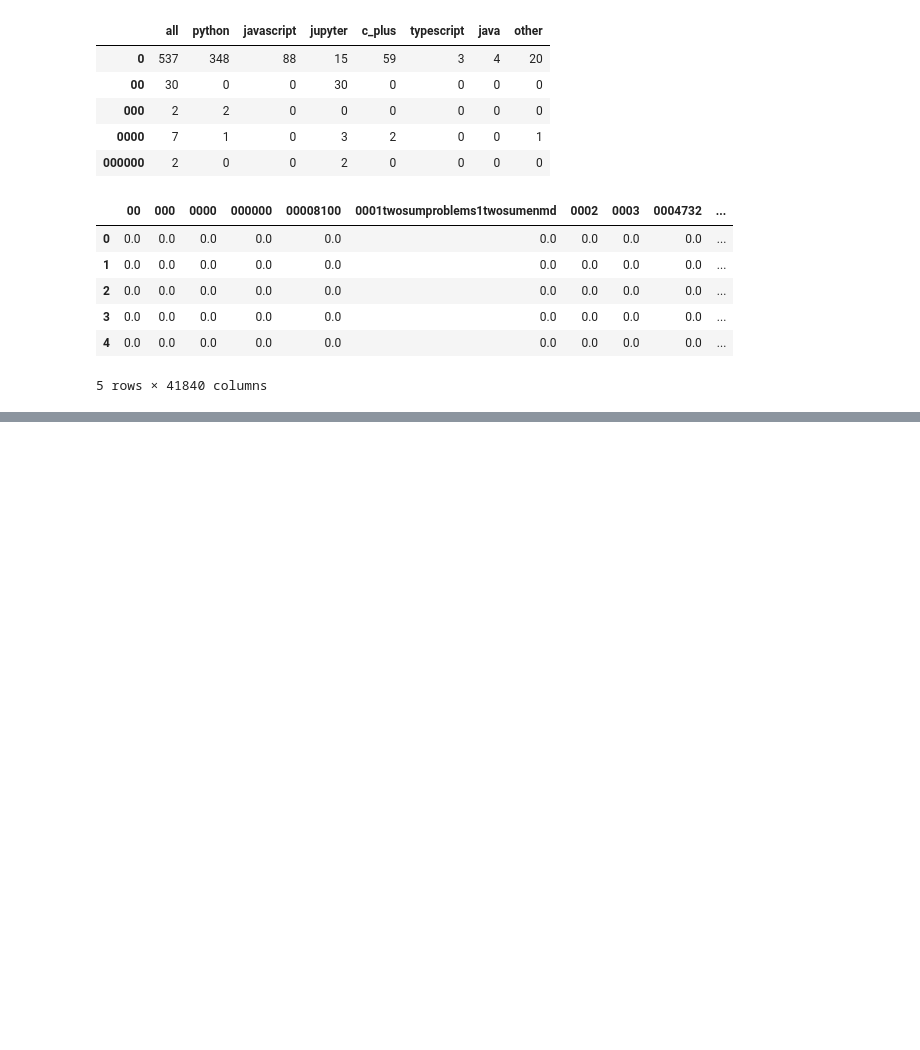
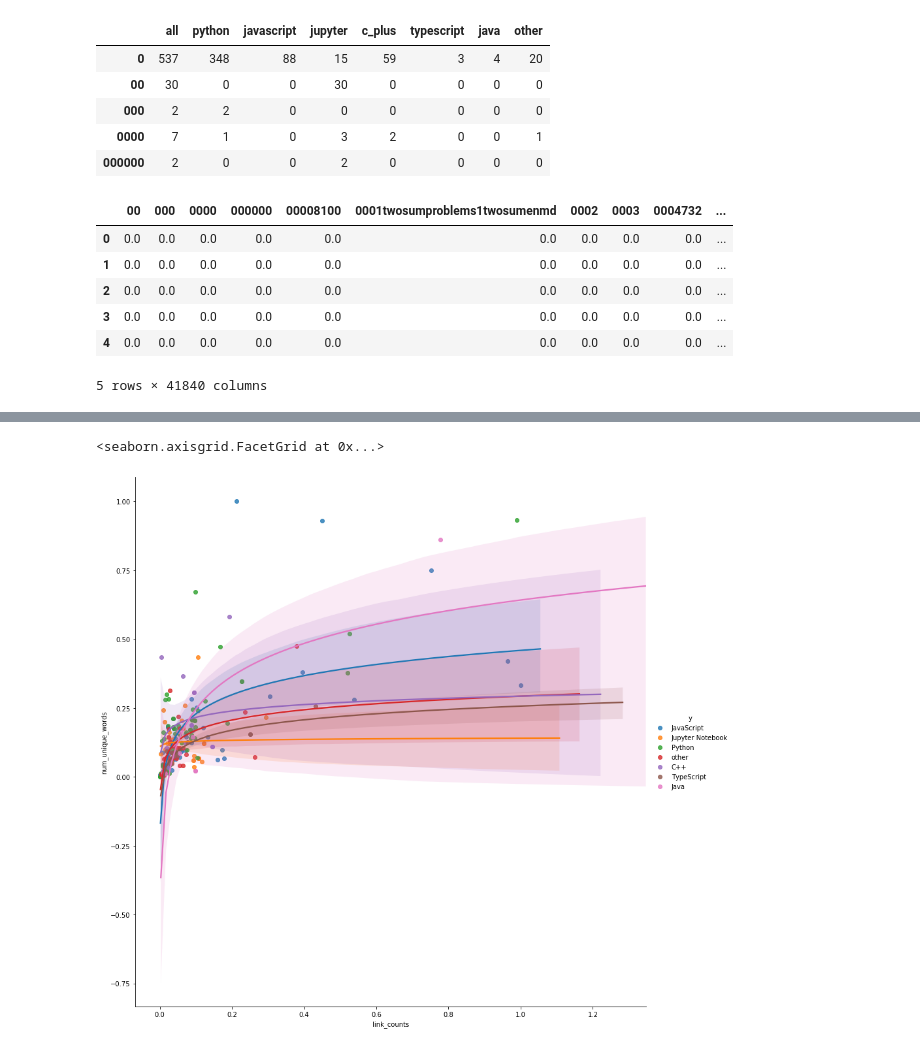
Before and after one commit to nlp-JB/predicting-using-nlp, a Jupyter notebook: explore_brandi2.ipynb, the cells around one changed output, grey strips where cells are left out. Drawn from its saved outputs; the diff is of its cells as text; code cells hidden in the pictures; blank space fills up the shorter version.

```diff
--- a/explore_brandi2.ipynb
+++ b/explore_brandi2.ipynb
@@ -50,0 +140,8 @@ scaler, X_train_scaled, X_test_scaled = explore.min_max_scaler(X_train, X_test)
+# %%
+# add y back in to see how the language affects relationships in variables
+X_train_reduced['y'] = df.gen_language
+sns.lmplot(x='link_counts', y='num_unique_words', data=X_train_reduced, hue='y',
+           height=12, legend_out=True, logx=True)
+# %% [output]
+<seaborn.axisgrid.FacetGrid at 0x...>
+[figure, added]
```
Also changed, not shown: parts of 19 cells of this notebook, 1 other file.
